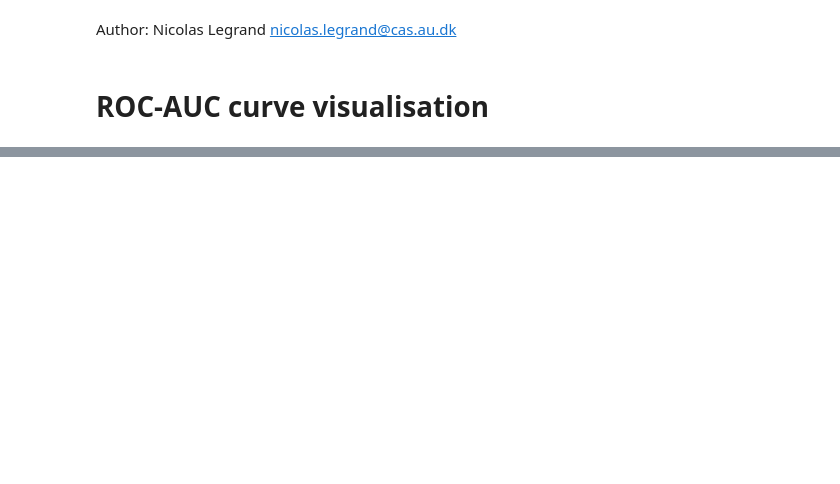
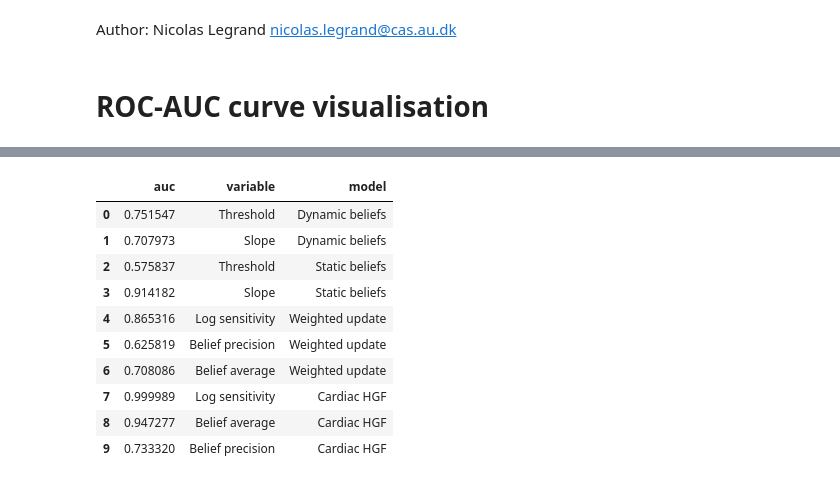
Before and after one commit to LegrandNico/ComputationalCardioception, a Jupyter notebook: code/notebooks/Figure_4_ROC-AUC.ipynb, the cells around one changed output, grey strips where cells are left out. Saved outputs shown, nothing was run; the diff lists cells and outputs as text; code cells hidden in the pictures; blank space fills up the shorter version.

```diff
--- a/code/notebooks/Figure_4_ROC-AUC.ipynb
+++ b/code/notebooks/Figure_4_ROC-AUC.ipynb
@@ -25,18 +25,13 @@ variables_list = [
     ["extero_slope", "intero_slope"],
 ]
 
-for variables, name in zip(variables_list, ["threshold", "slope"]):
+for variables, name in zip(variables_list, ["Threshold", "Slope"]):
     var_1, var_2 = variables
-    auc = pg.compute_effsize(
-        standard_model_hgf_df[var_1],
-        standard_model_hgf_df[var_2],
-        paired=False,
-        eftype="AUC",
-    )
-    auc = auc if auc > 0.5 else 1.0 - auc
+    auc = pg.compute_effsize(standard_model_hgf_df[var_1], standard_model_hgf_df[var_2], paired=False, eftype="AUC")
+    auc = auc if auc > .5 else 1.0 - auc
     results["auc"].append(auc)
-    results["model"].append("dynamic_beliefs")
-    results["color"].append("#92c396")
+    results["model"].append("Dynamic beliefs")
+    results["variable"].append(name)
 # %%
 cardiac_believing_hgf_df = pd.read_csv(
     Path.cwd().parent.parent / "results" / "cardiac_believing_summary.csv"
@@ -74,17 +62,13 @@ variables_list = [
     ["mu_cardiac_prior", "mu_extero_prior"],
 ]
 
-for variables, name in zip(
-    variables_list, ["logit_sensitivity", "belief_precision", "belief_mean"]
-):
+for variables, name in zip(variables_list, ["Sensitivity", "Belief precision", "Belief average"]):
     var_1, var_2 = variables
-    auc = pg.compute_effsize(
-        weighted_update_df[var_1], weighted_update_df[var_2], paired=False, eftype="AUC"
-    )
-    auc = auc if auc > 0.5 else 1.0 - auc
+    auc = pg.compute_effsize(weighted_update_df[var_1], weighted_update_df[var_2], paired=False, eftype="AUC")
+    auc = auc if auc > .5 else 1.0 - auc
     results["auc"].append(auc)
-    results["model"].append("weighted_update")
-    results["color"].append("#dca8ae")
+    results["model"].append("Weighted update")
+    results["variable"].append(name)
 # %%
 cardiac_hgf_df = pd.read_csv(
     Path.cwd().parent.parent / "results" / "cardiac_hgf_summary.csv"
@@ -168,0 +117,14 @@ plt.savefig(
+# %%
+pd.DataFrame(results)
+# %% [output]
+|  | auc | variable | model |
+| 0 | 0.751547 | Threshold | Dynamic beliefs |
+| 1 | 0.707973 | Slope | Dynamic beliefs |
+| 2 | 0.575837 | Threshold | Static beliefs |
+| 3 | 0.914182 | Slope | Static beliefs |
+| 4 | 0.865316 | Log sensitivity | Weighted update |
+| 5 | 0.625819 | Belief precision | Weighted update |
+| 6 | 0.708086 | Belief average | Weighted update |
+| 7 | 0.999989 | Log sensitivity | Cardiac HGF |
+| 8 | 0.947277 | Belief average | Cardiac HGF |
+| 9 | 0.733320 | Belief precision | Cardiac HGF |
```
Also changed, not shown: parts of 6 cells of this notebook, 19 other files.
